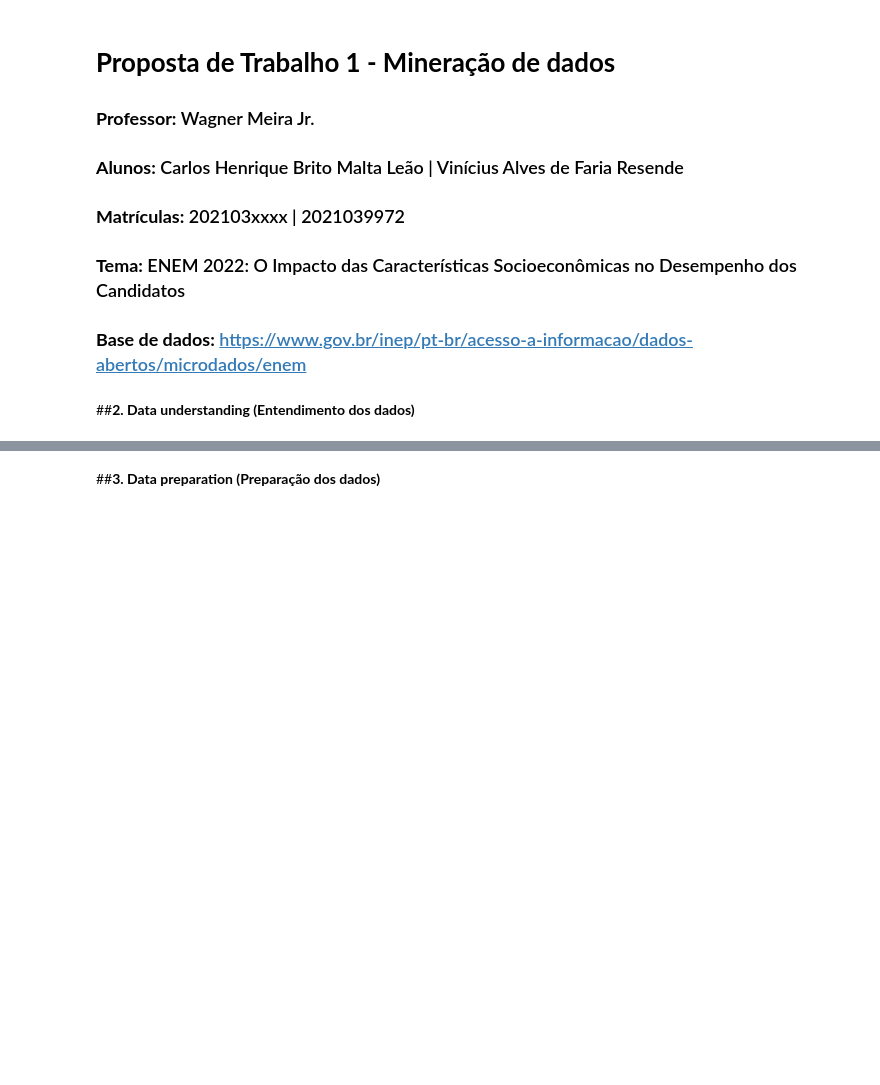
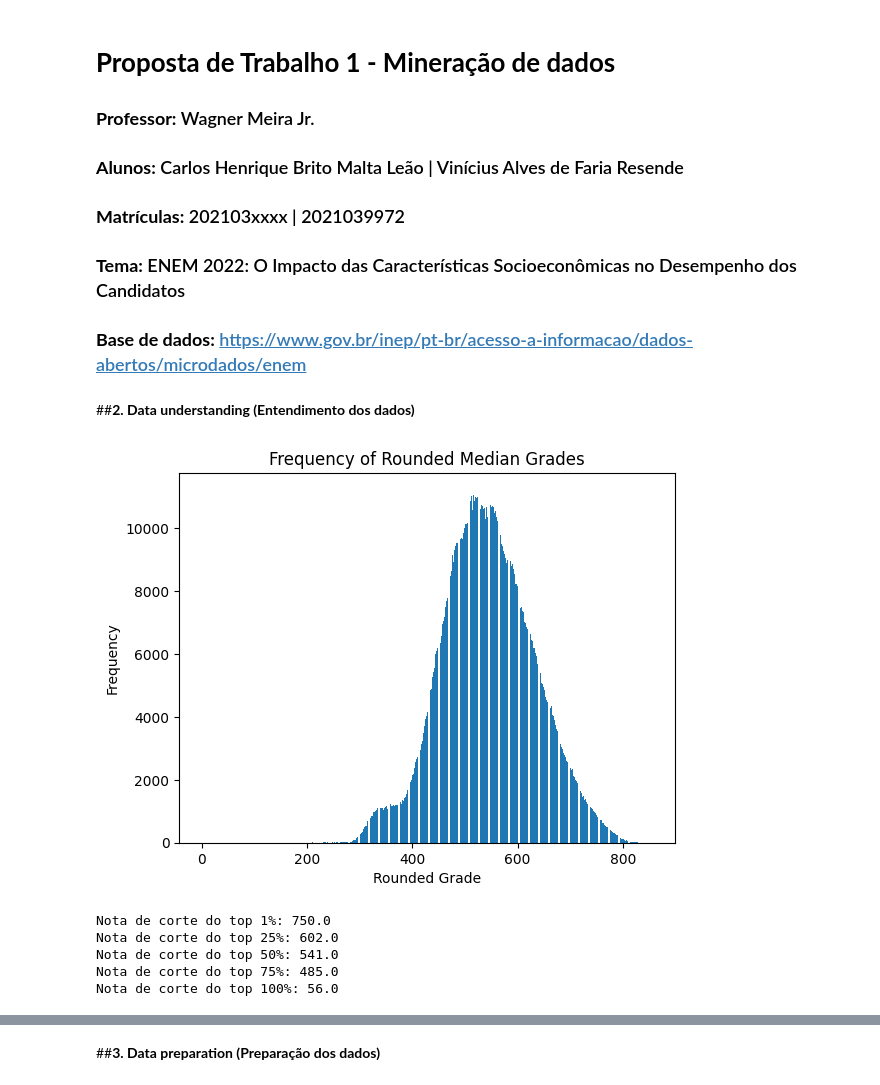
Before and after one commit to Chbmleao/DataMining-TP1, a Jupyter notebook: TP1_Mineração_de_Dados.ipynb, the cells around one changed output, grey strips where cells are left out. Saved outputs shown, nothing was run; the diff lists cells and outputs as text; code cells hidden in the pictures; blank space fills up the shorter version.

Commit message:
feat: adding distribution of grades visualization

```diff
--- a/TP1_Mineração_de_Dados.ipynb
+++ b/TP1_Mineração_de_Dados.ipynb
@@ -20,3 +21,42 @@ raw_df = pd.read_csv('MICRODADOS_ENEM_2022.csv', encoding='latin-1', sep=';')
 columns_of_interest = ['TP_FAIXA_ETARIA', 'TP_SEXO', 'TP_ESTADO_CIVIL', 'TP_COR_RACA', 'TP_ESCOLA', 'SG_UF_ESC', 'TP_DEPENDENCIA_ADM_ESC', 'TP_LOCALIZACAO_ESC','TP_PRESENCA_CN', 'TP_PRESENCA_CH', 'TP_PRESENCA_LC', 'TP_PRESENCA_MT', 'NU_NOTA_CN', 'NU_NOTA_CH', 'NU_NOTA_LC', 'NU_NOTA_MT', 'TP_STATUS_REDACAO', 'NU_NOTA_REDACAO', 'Q001', 'Q002', 'Q003', 'Q004', 'Q005', 'Q006', 'Q007', 'Q008', 'Q009', 'Q010', 'Q011', 'Q012', 'Q013', 'Q014', 'Q015', 'Q016', 'Q017', 'Q018', 'Q019', 'Q020', 'Q021', 'Q022', 'Q023', 'Q024', 'Q025']
 
 DF = raw_df.filter(columns_of_interest)
+# %%
+# Adiciona uma coluna com a média das notas de cada participante
+DF['NU_NOTA_MEDIA'] = (DF['NU_NOTA_CN'] + DF['NU_NOTA_CH'] + DF['NU_NOTA_LC'] + DF['NU_NOTA_MT'] + DF['NU_NOTA_REDACAO']) / 5
+# %%
+# Exibe a distribuição das notas médias
+
+filtered_df = DF[DF['NU_NOTA_MEDIA'].notna()]
+grade_counts = filtered_df['NU_NOTA_MEDIA'].round().astype(int).value_counts().sort_index()
+plt.bar(grade_counts.index, grade_counts.values)
+
+plt.xlabel('Rounded Grade')
+plt.ylabel('Frequency')
+plt.title('Frequency of Rounded Median Grades')
+
+plt.show()
+# %% [output]
+[figure, added]
+# %%
+# Encontra a nota de corte das segmentações pré definidas
+top_1_percent_grade = filtered_df['NU_NOTA_MEDIA'].round().quantile(0.99)
+print('Nota de corte do top 1%: ' + str(top_1_percent_grade))
+
+top_25_percent_grade = filtered_df['NU_NOTA_MEDIA'].round().quantile(0.75)
+print('Nota de corte do top 25%: ' + str(top_25_percent_grade))
+
+top_50_percent_grade = filtered_df['NU_NOTA_MEDIA'].round().quantile(0.5)
+print('Nota de corte do top 50%: ' + str(top_50_percent_grade))
+
+top_75_percent_grade = filtered_df['NU_NOTA_MEDIA'].round().quantile(0.25)
+print('Nota de corte do top 75%: ' + str(top_75_percent_grade))
+
+lowest_valid_grade = filtered_df['NU_NOTA_MEDIA'].round().loc[lambda x: x > 0].min()
+print("Nota de corte do top 100%: " + str(lowest_valid_grade))
+# %% [output]
+Nota de corte do top 1%: 750.0
+Nota de corte do top 25%: 602.0
+Nota de corte do top 50%: 541.0
+Nota de corte do top 75%: 485.0
+Nota de corte do top 100%: 56.0
```
Also changed, not shown: parts of 3 cells of this notebook.
